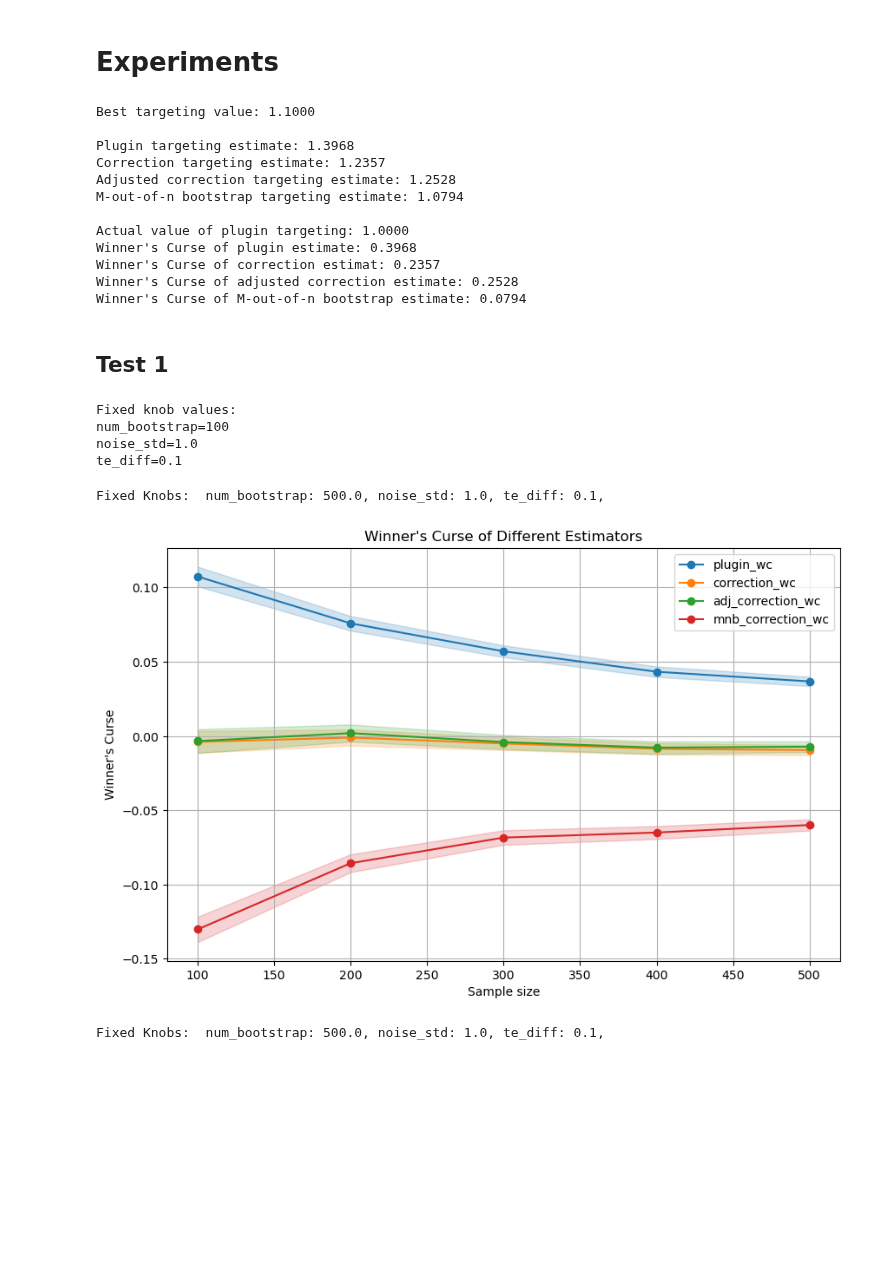
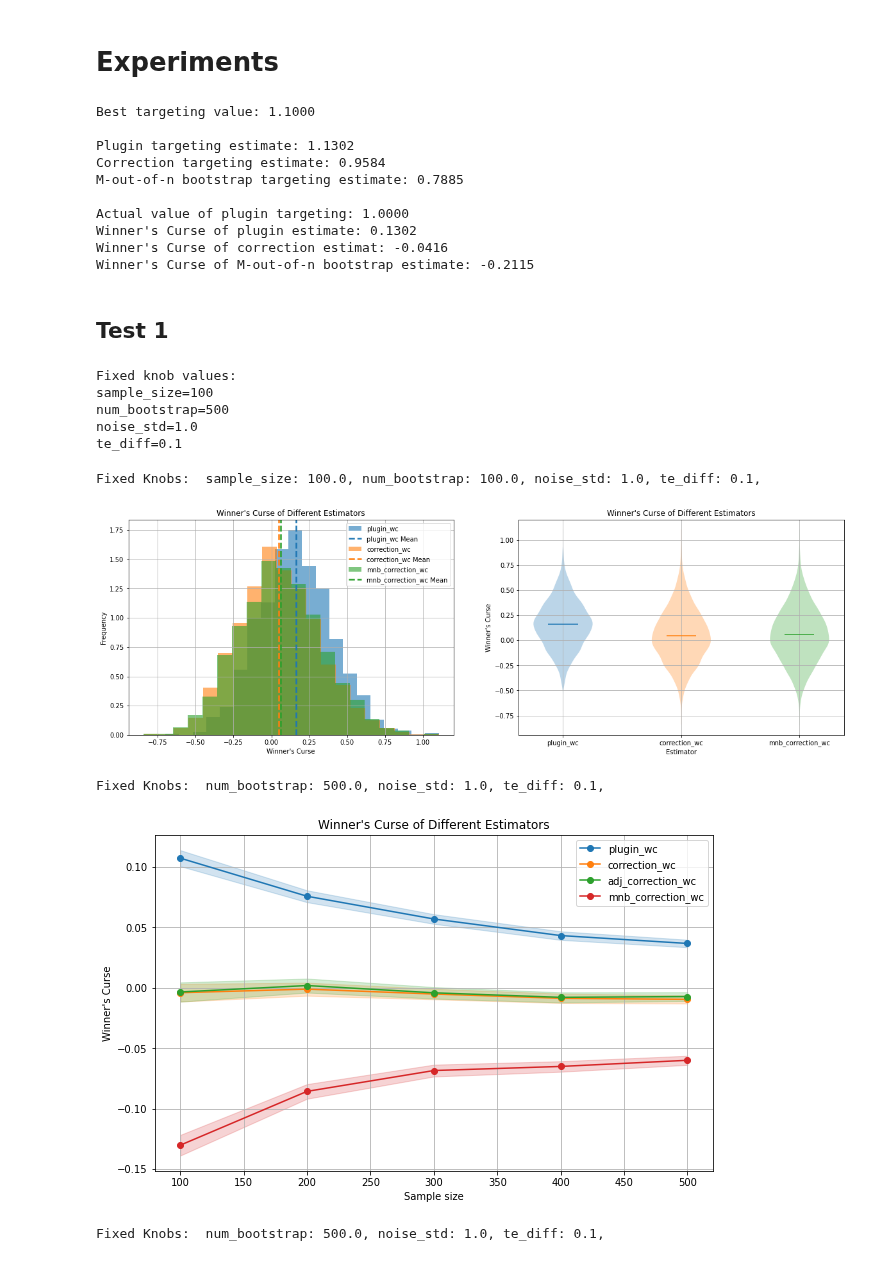
Before and after one commit to iamsikun/winners-curse, a Jupyter notebook: notebooks/base.ipynb, the cells around one changed output. Drawn from its saved outputs; the diff is of its cells as text; code cells hidden in the pictures; blank space fills up the shorter version.

```diff
--- a/notebooks/base.ipynb
+++ b/notebooks/base.ipynb
@@ -65,7 +64,6 @@ best_targ_val = get_best_targeting_val(test_x, dgp, budget=budget)
 plugin_targ_est = plugin_estimator.estimate_targeting_value(test_x, budget=budget)
 true_plugin_targ_val = evaluate_targeting_policy(test_x, plugin_estimator.get_targeting_decision(test_x, budget), dgp, budget=budget)
 correction_target_est = corr_estimator.estimate_targeting_value(test_x, budget=budget)
-adj_corr_target_est = adj_corr_estimator.estimate_targeting_value(test_x, budget=budget)
 # pb_corr_target_est = pb_corr_estimator.estimate_targeting_value(test_x, budget=budget)
 # bb_corr_target_est = bb_corr_estimator.estimate_targeting_value(test_x, budget=budget)
 mnb_corr_target_est = mnb_corr_estimator.estimate_targeting_value(test_x, budget=budget)
@@ -75,7 +73,6 @@ print(f"Best targeting value: {best_targ_val:.4f}\n")
 
 print(f"Plugin targeting estimate: {plugin_targ_est:.4f}")
 print(f"Correction targeting estimate: {correction_target_est:.4f}")
-print(f"Adjusted correction targeting estimate: {adj_corr_target_est:.4f}")
 # print(f"Parametric bootstrap targeting estimate: {pb_corr_target_est:.4f}")
 # print(f"Bayesian bootstrap targeting estimate: {bb_corr_target_est:.4f}")
 print(f"M-out-of-n bootstrap targeting estimate: {mnb_corr_target_est:.4f}")
@@ -84,7 +81,6 @@ print(f"M-out-of-n bootstrap targeting estimate: {mnb_corr_target_est:.4f}")
 print(f"\nActual value of plugin targeting: {true_plugin_targ_val:.4f}")
 print(f"Winner's Curse of plugin estimate: {plugin_targ_est - true_plugin_targ_val:.4f}")
 print(f"Winner's Curse of correction estimat: {correction_target_est - true_plugin_targ_val:.4f}")
-print(f"Winner's Curse of adjusted correction estimate: {adj_corr_target_est - true_plugin_targ_val:.4f}")
 # print(f"Winner's Curse of parametric bootstrap estimate: {pb_corr_target_est - true_plugin_targ_val:.4f}")
 # print(f"Winner's Curse of Bayesian bootstrap estimate: {bb_corr_target_est - true_plugin_targ_val:.4f}")
 print(f"Winner's Curse of M-out-of-n bootstrap estimate: {mnb_corr_target_est - true_plugin_targ_val:.4f}")
@@ -92,16 +88,14 @@ print(f"Winner's Curse of M-out-of-n bootstrap estimate: {mnb_corr_target_est -
 # %% [output]
 Best targeting value: 1.1000
 
-Plugin targeting estimate: 1.3968
-Correction targeting estimate: 1.2357
-Adjusted correction targeting estimate: 1.2528
-M-out-of-n bootstrap targeting estimate: 1.0794
+Plugin targeting estimate: 1.1302
+Correction targeting estimate: 0.9584
+M-out-of-n bootstrap targeting estimate: 0.7885
 
 Actual value of plugin targeting: 1.0000
-Winner's Curse of plugin estimate: 0.3968
-Winner's Curse of correction estimat: 0.2357
-Winner's Curse of adjusted correction estimate: 0.2528
-Winner's Curse of M-out-of-n bootstrap estimate: 0.0794
+Winner's Curse of plugin estimate: 0.1302
+Winner's Curse of correction estimat: -0.0416
+Winner's Curse of M-out-of-n bootstrap estimate: -0.2115
 # %% [markdown]
 ## Test 1
 # %%
@@ -156,8 +150,8 @@ estimators_dict = {
 }
 # %%
 grid_results = grid_experiment(
-    sample_sizes=[100, 300, 500, 700, 900, 1000],
-    num_bootstraps=[100],
+    sample_sizes=[100],
+    num_bootstraps=[500],
     noise_stds=[1.0],
     te_diffs=[0.1],
     dgp_params=dgp_params,
@@ -169,17 +163,27 @@ grid_results = grid_experiment(
 )
 # %% [output]
 Fixed knob values:
-num_bootstrap=100
+sample_size=100
+num_bootstrap=500
 noise_std=1.0
 te_diff=0.1
+# %%
+plot_winners_curse_hist(
+    result_dir='results/test2.csv',
+    estimators=['plugin', 'correction', 'mnb_correction'],
+)
+# %% [output]
+Fixed Knobs:  sample_size: 100.0, num_bootstrap: 100.0, noise_std: 1.0, te_diff: 0.1,
+[figure, added]
 # %%
 plot_winners_curse_2d(
     'results/test.csv',
     x='sample_size', confidence_level=0.95,
+    estimators=['plugin', 'correction', 'adj_correction', 'mnb_correction'],
 )
 # %% [output]
 Fixed Knobs:  num_bootstrap: 500.0, noise_std: 1.0, te_diff: 0.1,
-[figure, old version]
+[figure, new version]
 # %%
 plot_winners_curse_2d(
     'results/sample_size_test.csv',
```
Also changed, not shown: parts of 1 cell of this notebook, 4 other files.
